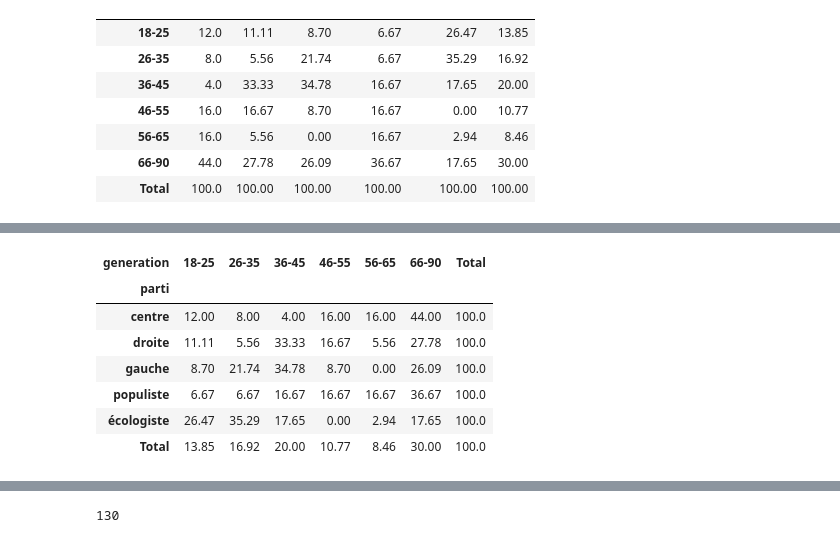
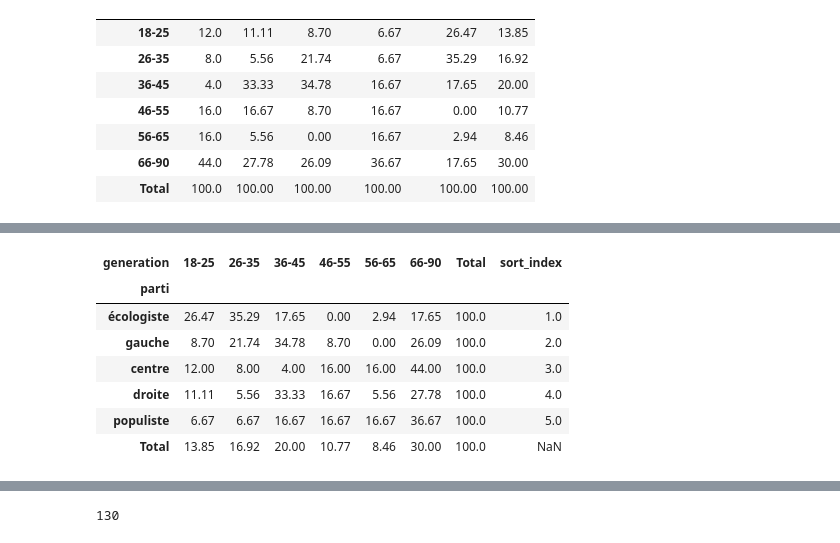
Before and after one commit to Sciences-historiques-numeriques/histoire_numerique_methodes, a Jupyter notebook: statistiques_descriptives/analyse_bivariee.ipynb, the cells around one changed output, grey strips where cells are left out. Drawn from its saved outputs; the diff is of its cells as text; code cells hidden in the pictures.

```diff
--- a/statistiques_descriptives/analyse_bivariee.ipynb
+++ b/statistiques_descriptives/analyse_bivariee.ipynb
@@ -640,9 +670,5 @@ c_obs.head()
 # %% [markdown]
 ### Tableau de contingence
-# %%
-### Le type d'origine est 'category' il faut transformer en 'str'
-##  pour éviter le message d'erreur en créant la pivot_table
-c_obs['generation']= c_obs['generation'].astype(str)
 # %%
 ### La fonction pivot_table produit un tableau de contingence
 ## Au centre du tableau se trouvent les effectifs conjoints,
@@ -744,8 +752,8 @@ for p in z.patches:
 
 ## pourcentages des colonnes (ou des lignes après avoir interverti les variables dans le tableau)
 # axis=0 à la place de axis=1
-stacked_data_col = c_obs_parti_generation.apply(lambda x: round(x*100/sum(x)*2, 2), axis=0) # axis=1
-stacked_data_col
+stacked_data_cols = c_obs_parti_generation.apply(lambda x: round(x*100/sum(x)*2, 2), axis=0)
+stacked_data_cols
 # %% [output]
 | parti | centre | droite | gauche | populiste | écologiste | Total |
 | generation |  |  |  |  |  |  |
@@ -756,3 +764,7 @@ stacked_data_col
 | 56-65 | 16.0 | 5.56 | 0.00 | 16.67 | 2.94 | 8.46 |
 | 66-90 | 44.0 | 27.78 | 26.09 | 36.67 | 17.65 | 30.00 |
 | Total | 100.0 | 100.00 | 100.00 | 100.00 | 100.00 | 100.00 |
+# %%
+### Ajouter des valeurs pour le tri des colonnes
+stacked_data_cols.loc['sort_index'] = [3,4,2,5,1,None]
+stacked_data_cols
@@ -759,14 +782,17 @@ stacked_data_col
 # %%
-stacked_data_col.transpose()
+### Interchanger les lignes avec les colonnes (=transposer)
+#  afin d'utiliser le même affichage en diagramme à barres
+ts_stacked_data_cols = stacked_data_cols.transpose().sort_values(by='sort_index')
+ts_stacked_data_cols
 # %% [output]
-| generation | 18-25 | 26-35 | 36-45 | 46-55 | 56-65 | 66-90 | Total |
-| parti |  |  |  |  |  |  |  |
-| centre | 12.00 | 8.00 | 4.00 | 16.00 | 16.00 | 44.00 | 100.0 |
-| droite | 11.11 | 5.56 | 33.33 | 16.67 | 5.56 | 27.78 | 100.0 |
-| gauche | 8.70 | 21.74 | 34.78 | 8.70 | 0.00 | 26.09 | 100.0 |
-| populiste | 6.67 | 6.67 | 16.67 | 16.67 | 16.67 | 36.67 | 100.0 |
-| écologiste | 26.47 | 35.29 | 17.65 | 0.00 | 2.94 | 17.65 | 100.0 |
-| Total | 13.85 | 16.92 | 20.00 | 10.77 | 8.46 | 30.00 | 100.0 |
+| generation | 18-25 | 26-35 | 36-45 | 46-55 | 56-65 | 66-90 | Total | sort_index |
+| parti |  |  |  |  |  |  |  |  |
+| écologiste | 26.47 | 35.29 | 17.65 | 0.00 | 2.94 | 17.65 | 100.0 | 1.0 |
+| gauche | 8.70 | 21.74 | 34.78 | 8.70 | 0.00 | 26.09 | 100.0 | 2.0 |
+| centre | 12.00 | 8.00 | 4.00 | 16.00 | 16.00 | 44.00 | 100.0 | 3.0 |
+| droite | 11.11 | 5.56 | 33.33 | 16.67 | 5.56 | 27.78 | 100.0 | 4.0 |
+| populiste | 6.67 | 6.67 | 16.67 | 16.67 | 16.67 | 36.67 | 100.0 | 5.0 |
+| Total | 13.85 | 16.92 | 20.00 | 10.77 | 8.46 | 30.00 | 100.0 | NaN |
 # %%
 ### https://www.shanelynn.ie/bar-plots-in-python-using-pandas-dataframes/
 
```
Also changed, not shown: parts of 32 cells of this notebook.
